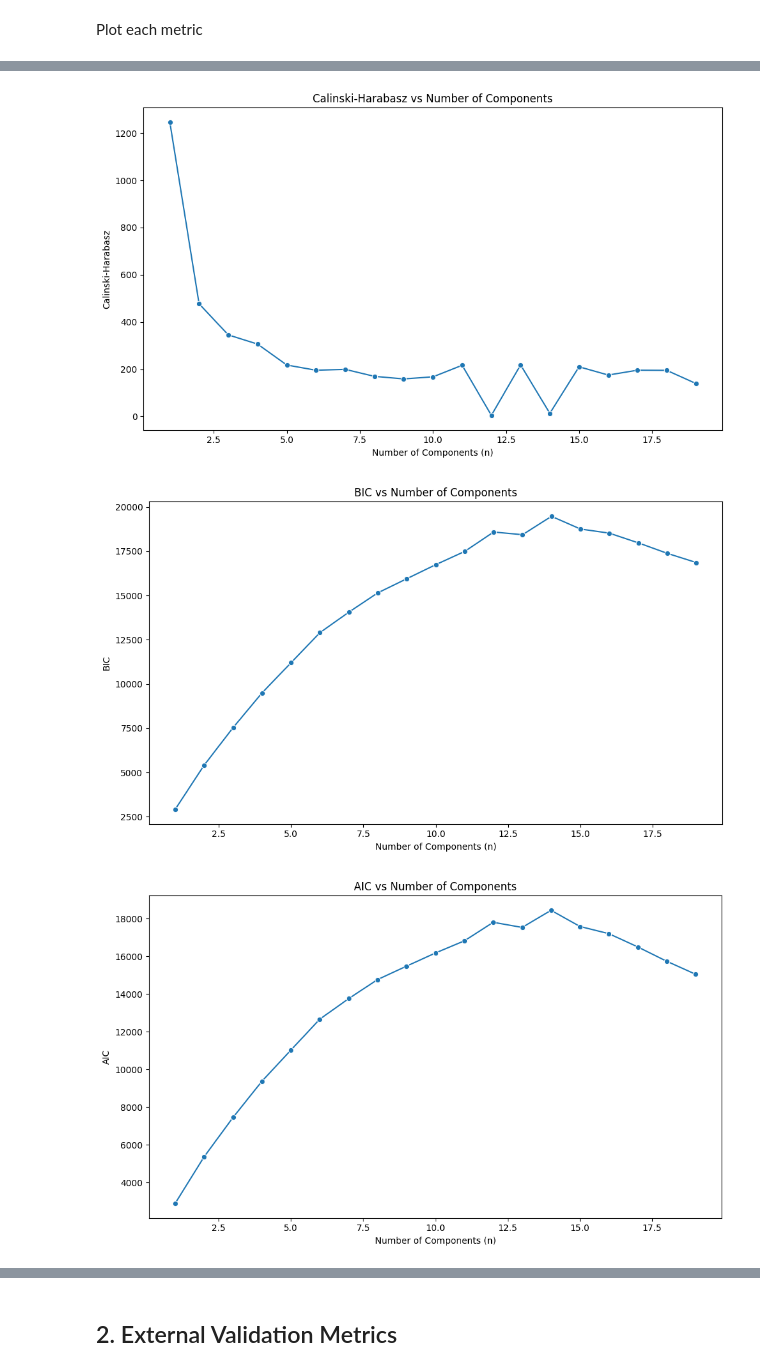
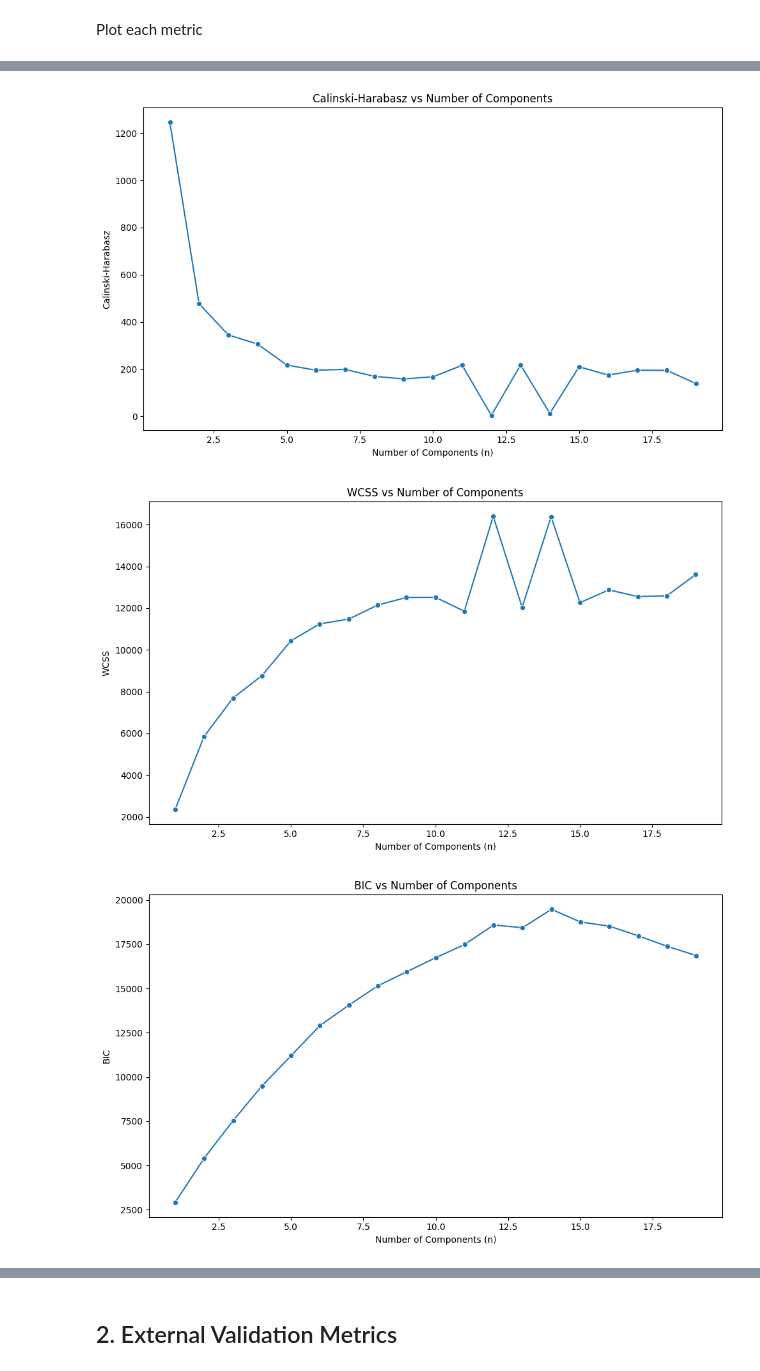
Before and after one commit to minareda417/Unsupervised-learning, a Jupyter notebook: gmm/gmm_after_pca.ipynb, the cells around one changed output, grey strips where cells are left out. Cells and saved outputs as stored; diff of their text form; code cells hidden in the pictures.

```diff
--- a/gmm/gmm_after_pca.ipynb
+++ b/gmm/gmm_after_pca.ipynb
@@ -77,7 +77,8 @@ for n in n_vals:
     sil_score = silhouette_score(x_transformed, clusters)
     db_score = davies_bouldin(x_transformed, clusters)
     ch_score = calinski_harabasz(x_transformed, clusters)
-
+    wcss_score = wcss(x_transformed,clusters)
+    ll = gmm.compute_log_likelihood(x_transformed)
     # External metrics
     ari = adjusted_rand_index(Y, clusters)
     nmi = normalized_mutual_info(Y, clusters)
@@ -94,6 +95,8 @@ for n in n_vals:
         "Silhouette": sil_score,
         "Davies-Bouldin": db_score,
         "Calinski-Harabasz": ch_score,
+        "WCSS": wcss_score,
+        "Log-Likelihood": ll
         "ARI": ari,
         "NMI": nmi,
         "Purity": purity,
@@ -147,28 +150,28 @@ Plot each metric
 # %%
 
 metrics_to_plot = [
-    "Silhouette", "Davies-Bouldin", "Calinski-Harabasz",
+    "Silhouette", "Davies-Bouldin", "Calinski-Harabasz","WCSS","Log-Likelihood",
     "BIC", "AIC"
 ]
 
 for metric in metrics_to_plot:
     plt.figure(figsize=(10, 6))
 
     sns.lineplot(
         data=df_metrics,
         x="Number of components",
         y=metric,
         marker="o"
     )
 
     plt.title(f"{metric} vs Number of Components")
     plt.xlabel("Number of Components (n)")
     plt.ylabel(metric)
     plt.tight_layout()
     plt.show()
 # %% [output]
 [figure]
 [figure]
 [figure]
-[figure, old version]
+[figure, new version]
-[figure, old version]
+[figure, new version]
```
Also changed, not shown: parts of 1 cell of this notebook, 3 other files.
